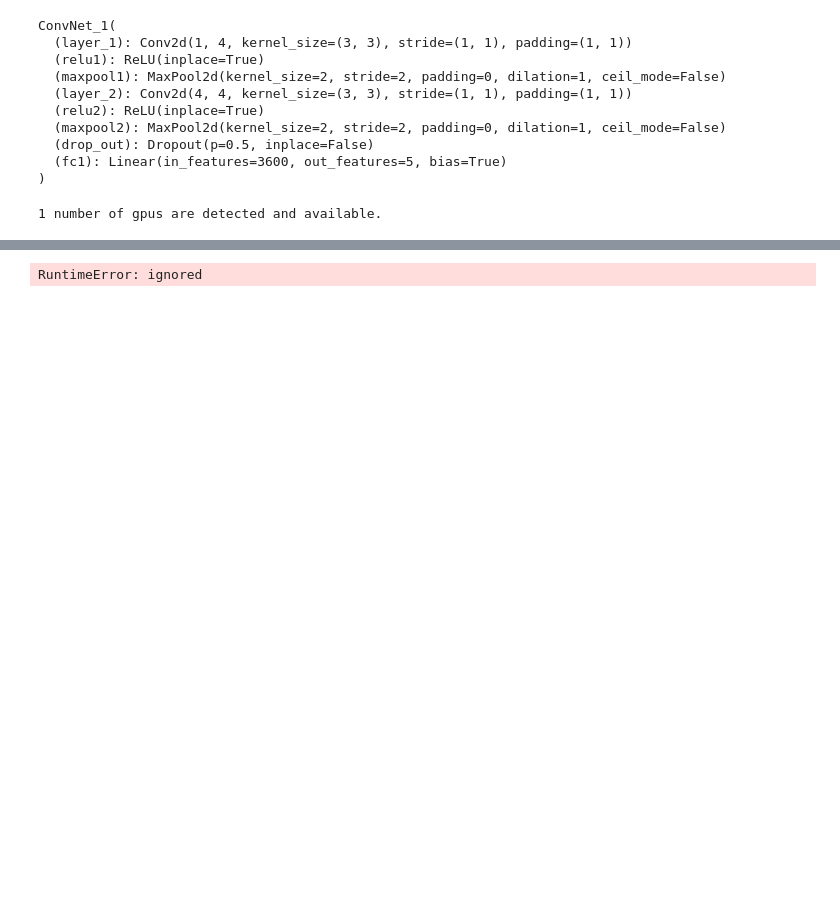
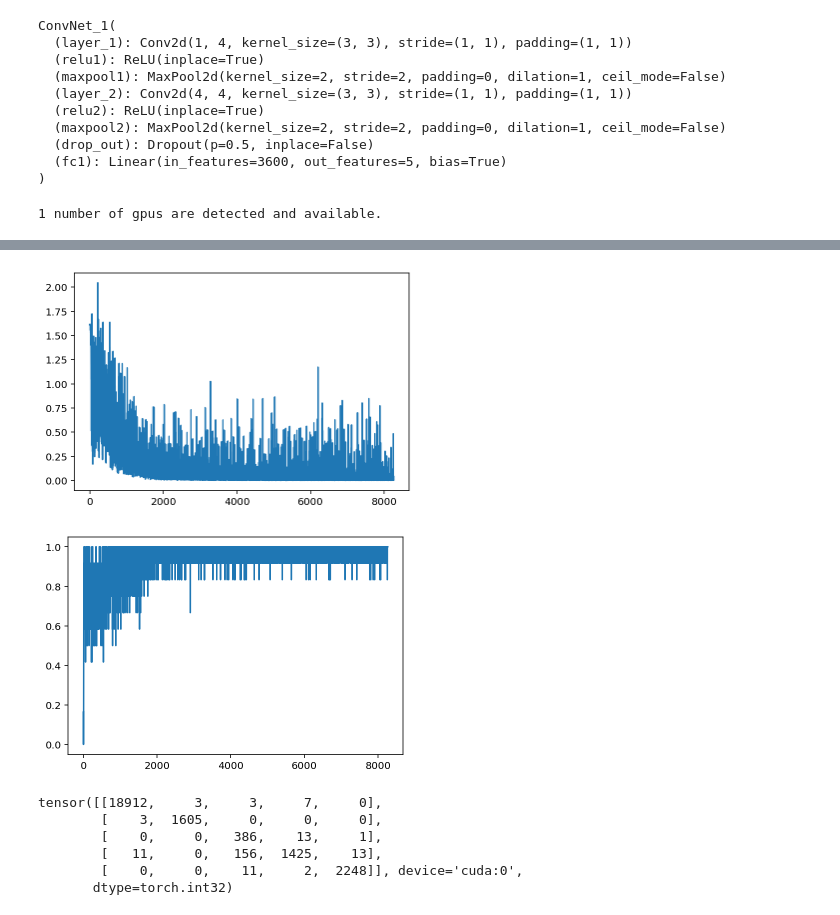
Before and after one commit to abdulSalamKagaji97/data_690_deeplearning, a Jupyter notebook: DATA690_FINAL_PROJECT_ABDUL_SALAM_KAGAJI.ipynb, the cells around one changed output, grey strips where cells are left out. Drawn from its saved outputs; the diff is of its cells as text; code cells hidden in the pictures; blank space fills up the shorter version.

```diff
--- a/DATA690_FINAL_PROJECT_ABDUL_SALAM_KAGAJI.ipynb
+++ b/DATA690_FINAL_PROJECT_ABDUL_SALAM_KAGAJI.ipynb
@@ -478,6 +478,13 @@ for epoch in range(num_epochs):
         # Forward to get output
         outputs = MODEL(inputs)
         # Calculate Loss
+        #  print(outputs.size())
+        # print(labels)
+        labels = [x.item()-1 if x > 0 else x for x in labels]
+        # print(labels)
+        labels = torch.tensor(labels)
+        labels =  labels.to(device)
+        # print(labels)
         loss = CRITERION(outputs, labels)
         # Backward propagation
         loss.backward()
@@ -550 +573,40 @@ cuda
-RuntimeError: ignored
+[figure, added]
+[figure, added]
+# %%
+confusion_mat = torch.zeros([5, 5], dtype=torch.int32, device=device)
+
+with torch.no_grad():
+
+    for data in test_data_loader:
+
+        inputs, labels = data
+        inputs, labels = inputs.to(device), labels.to(device)
+
+        labels = [x.item()-1 if x > 0 else x for x in labels]
+        # print(labels)
+        labels = torch.tensor(labels)
+        labels =  labels.to(device)
+
+        outputs = MODEL(inputs)
+
+        _, predicted = torch.max(outputs.data, 1)
+
+        total = labels.size(0)
+
+        # Calculate total number of correct labels
+        correct = (predicted == labels).sum().item()
+
+        for element in range(total):
+
+            # confusion_mat[row,column]
+            # confusion_mat[predictions, actual]
+            confusion_mat[predicted[element].item()-1][labels[element].item()-1] += 1
+
+    print(confusion_mat)
+# %% [output]
+tensor([[18912,     3,     3,     7,     0],
+        [    3,  1605,     0,     0,     0],
+        [    0,     0,   386,    13,     1],
+        [   11,     0,   156,  1425,    13],
+        [    0,     0,    11,     2,  2248]], device='cuda:0',
+       dtype=torch.int32)
```
Also changed, not shown: parts of 6 cells of this notebook.
